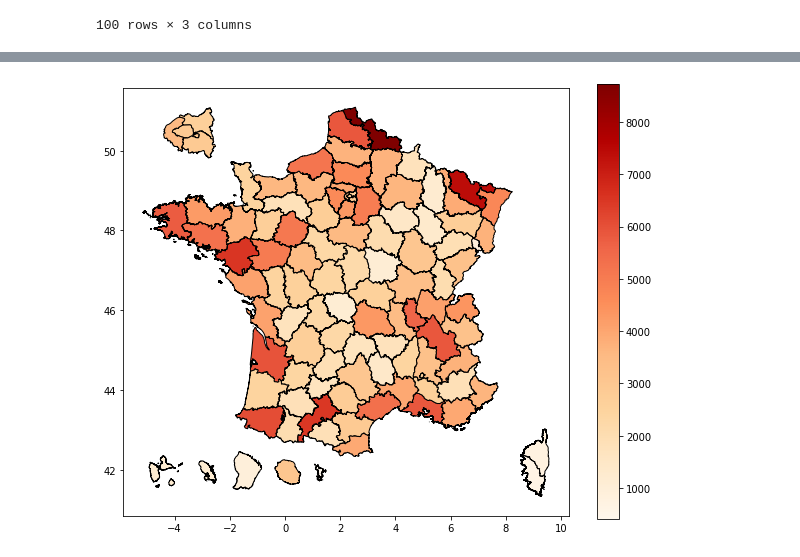
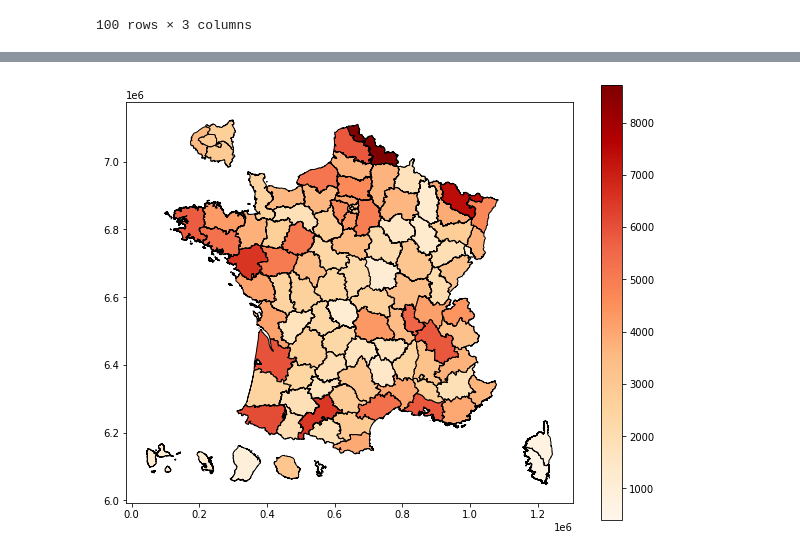
Before and after one commit to cyprienmathe/Python-data-science, a Jupyter notebook: Plots cyprien.ipynb, the cells around one changed output, grey strips where cells are left out. Saved outputs shown, nothing was run; the diff lists cells and outputs as text; code cells hidden in the pictures.

```diff
--- a/Plots cyprien.ipynb
+++ b/Plots cyprien.ipynb
@@ -150,31 +149,37 @@ departements = carti_download(
     crs=4326,
     borders="DEPARTEMENT",
     vectorfile_format="geojson",
     filter_by="FRANCE_ENTIERE_DROM_RAPPROCHES",
     source="EXPRESS-COG-CARTO-TERRITOIRE",
     year=2022,
 )
+
+#Passage en espg 2154 : Lambert 93 pour avoir des surfaces en m²
+departements = departements.to_crs(epsg=2154)
+
+# Ajout de l'aire en km²
+departements['AREA'] = departements.area.div(1e6)
 
 #pour accorder les deux colonnes sur lesquelles merge les bases de donnée, la synthèse se fait sur 'dep_code_filled'
 # Le filled est très important, il faudra donc ne pas omettre cette variable dans la requête API
 
 departements['INSEE_DEP'] = departements['INSEE_DEP'].astype(str)
 gym_data['dep_code_filled'] = gym_data['dep_code_filled'].astype(str)
 
 #To correct duplicated departments in cartiflette, aggregation along the department code
 departements = departements.dissolve(by='INSEE_DEP')
 departements = departements.reset_index()
 departements['INSEE_DEP'] = departements['INSEE_DEP'].astype(str)
 
 #To merge cartiflette data and the database imported
 departements = departements.merge(gym_data, left_on="INSEE_DEP", right_on="dep_code_filled", how="left")
 
 ax = departements.plot(
     column='COUNT(inst_numero)',            # La colonne utilisée pour colorier la carte
     cmap='OrRd',                  # Palette de couleurs (Orange-Red)
     legend=True,                  # Afficher une légende
     figsize=(10, 8),              # Taille de la carte
     edgecolor='black'             # Couleur des bordures
 )
 # %% [output]
-[figure, old version]
+[figure, new version]
```
Also changed, not shown: parts of 8 cells of this notebook.
